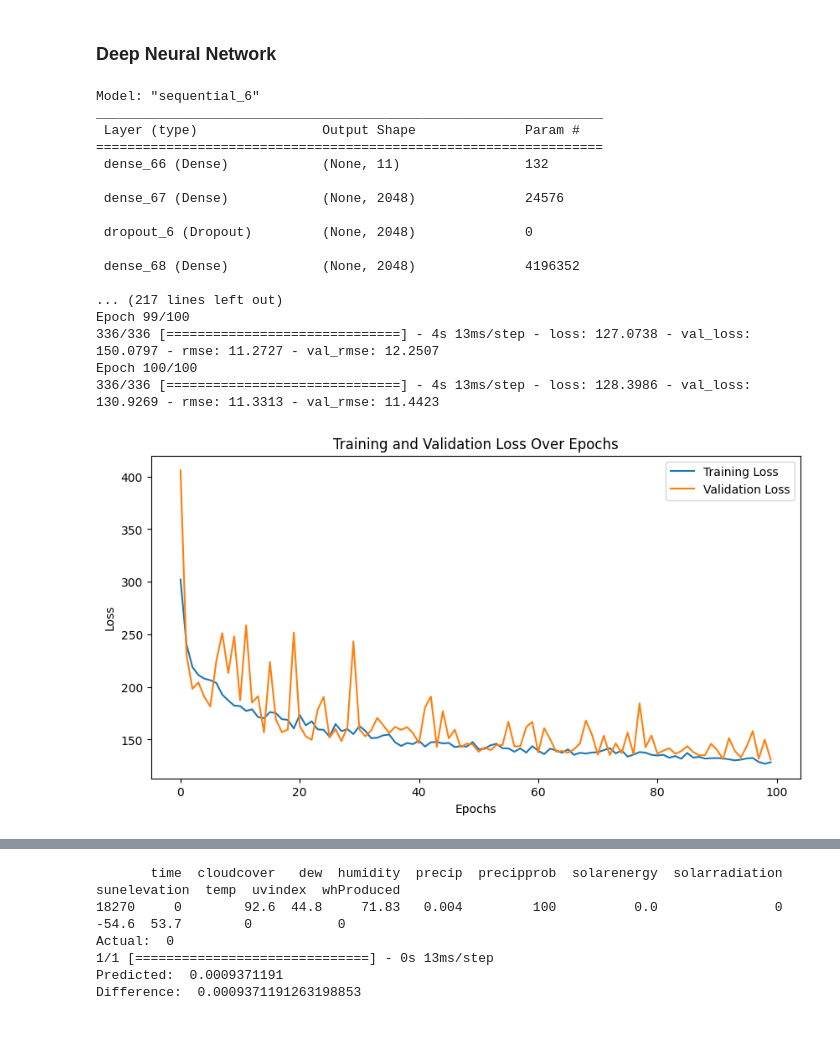
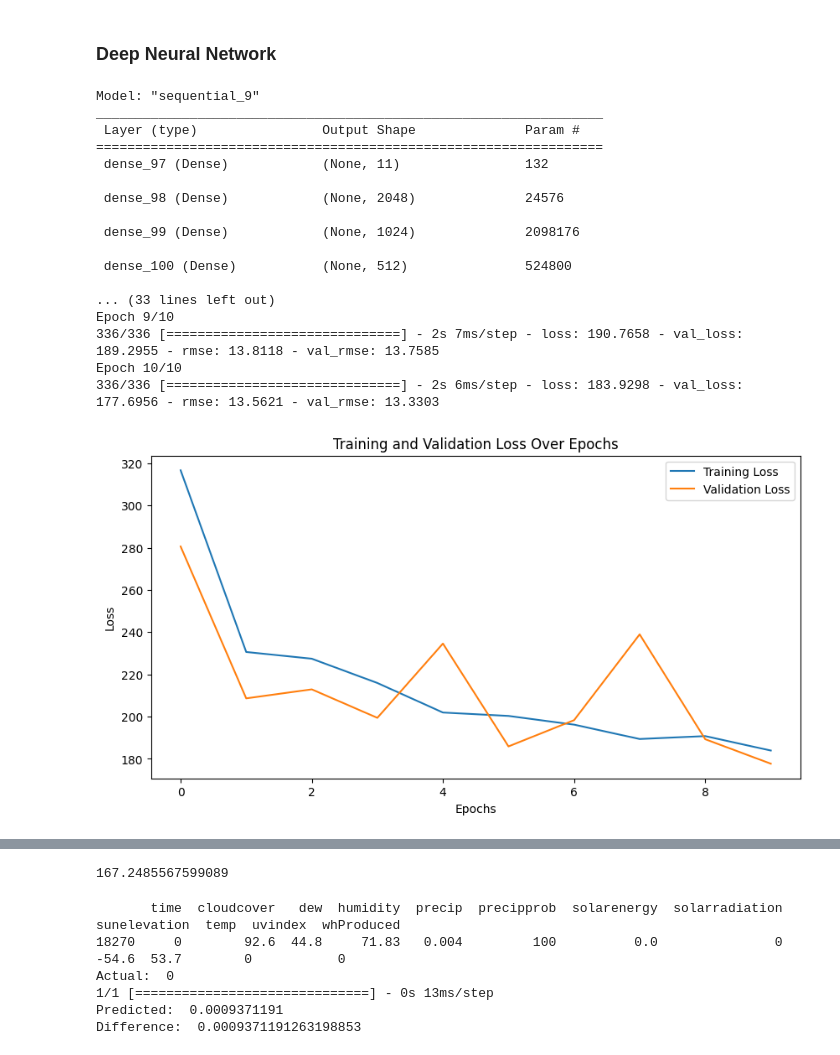
Before and after one commit to uppercaseVar/ECS171-Project, a Jupyter notebook: Project-2.ipynb, the cells around one changed output, grey strips where cells are left out. Cells and saved outputs as stored; diff of their text form; code cells hidden in the pictures.

Commit message:
dnn model stuff

```diff
--- a/Project-2.ipynb
+++ b/Project-2.ipynb
@@ -852,35 +855,35 @@ def DNN_dataSplit(data, target_variable, test_size, random_state=None):
 # %%
 # Run the DNN function
 hidden_layers = [
   [2048, 'sigmoid'],
-  [0.1, 'dropout'],
-  [2048, 'relu'],
   [1024, 'relu'],
   [512, 'relu'],
   [256, 'relu'],
   [128, 'relu'],
   [64, 'relu'],
   [32, 'relu'],
   [16, 'relu']
 ]
 
-model, mse, r2, total_error, y_test, y_pred = DNN(solar_data, 'whProduced', 0.25, hidden_layers, 'mae', None, 100, 32)
+model, mse, r2, total_error, y_test, y_pred = DNN(solar_data, 'whProduced', 0.25, hidden_layers, 'mae', None, 10, 32)
+
+mean_absolute_error(y_test, y_pred)
 # %% [output]
-Model: "sequential_6"
+Model: "sequential_9"
 _________________________________________________________________
  Layer (type)                Output Shape              Param #
 =================================================================
- dense_66 (Dense)            (None, 11)                132
+ dense_97 (Dense)            (None, 11)                132
 
- dense_67 (Dense)            (None, 2048)              24576
+ dense_98 (Dense)            (None, 2048)              24576
 
- dropout_6 (Dropout)         (None, 2048)              0
+ dense_99 (Dense)            (None, 1024)              2098176
 
- dense_68 (Dense)            (None, 2048)              4196352
+ dense_100 (Dense)           (None, 512)               524800
 
-... (217 lines left out)
-Epoch 99/100
-336/336 [==============================] - 4s 13ms/step - loss: 127.0738 - val_loss: 150.0797 - rmse: 11.2727 - val_rmse: 12.2507
-Epoch 100/100
-336/336 [==============================] - 4s 13ms/step - loss: 128.3986 - val_loss: 130.9269 - rmse: 11.3313 - val_rmse: 11.4423
+... (33 lines left out)
+Epoch 9/10
+336/336 [==============================] - 2s 7ms/step - loss: 190.7658 - val_loss: 189.2955 - rmse: 13.8118 - val_rmse: 13.7585
+Epoch 10/10
+336/336 [==============================] - 2s 6ms/step - loss: 183.9298 - val_loss: 177.6956 - rmse: 13.5621 - val_rmse: 13.3303
-[figure, old version]
+[figure, new version]
@@ -893,3 +897,4 @@ Epoch 100/100
+167.2485567599089
 # %%
 # Predict on a row
 testRow = 18020
```
Also changed, not shown: parts of 10 cells of this notebook, 1 other file.
